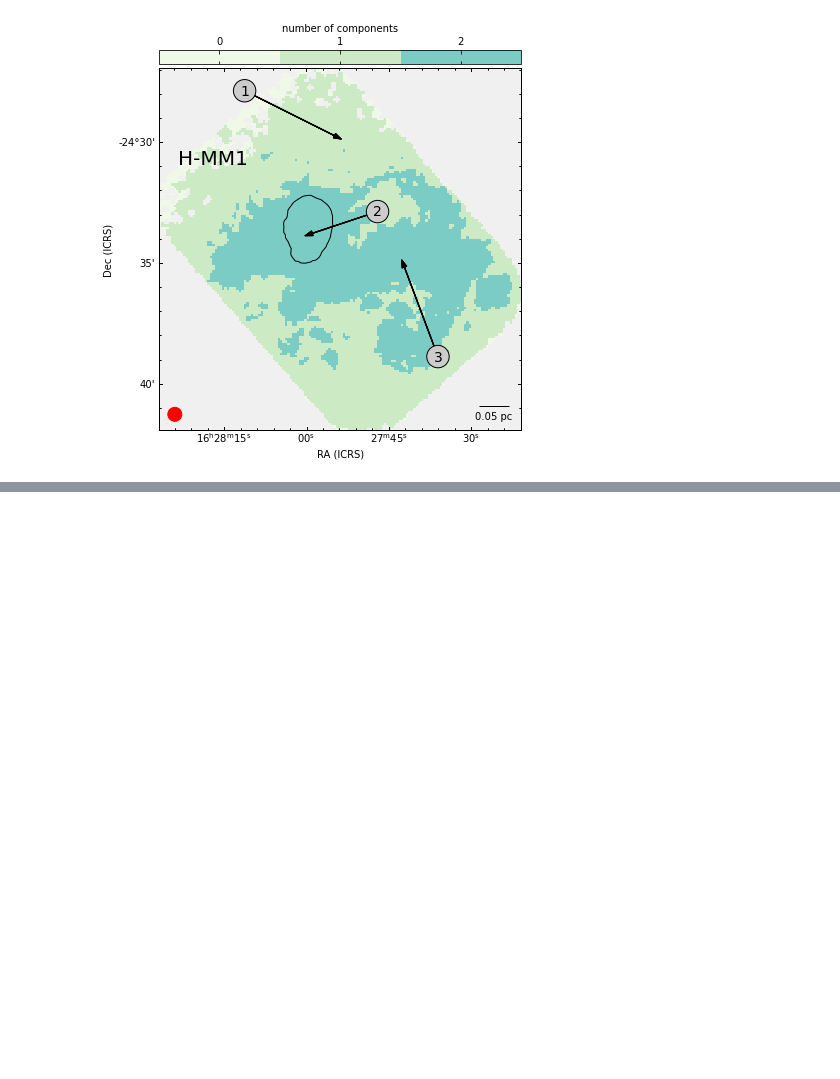
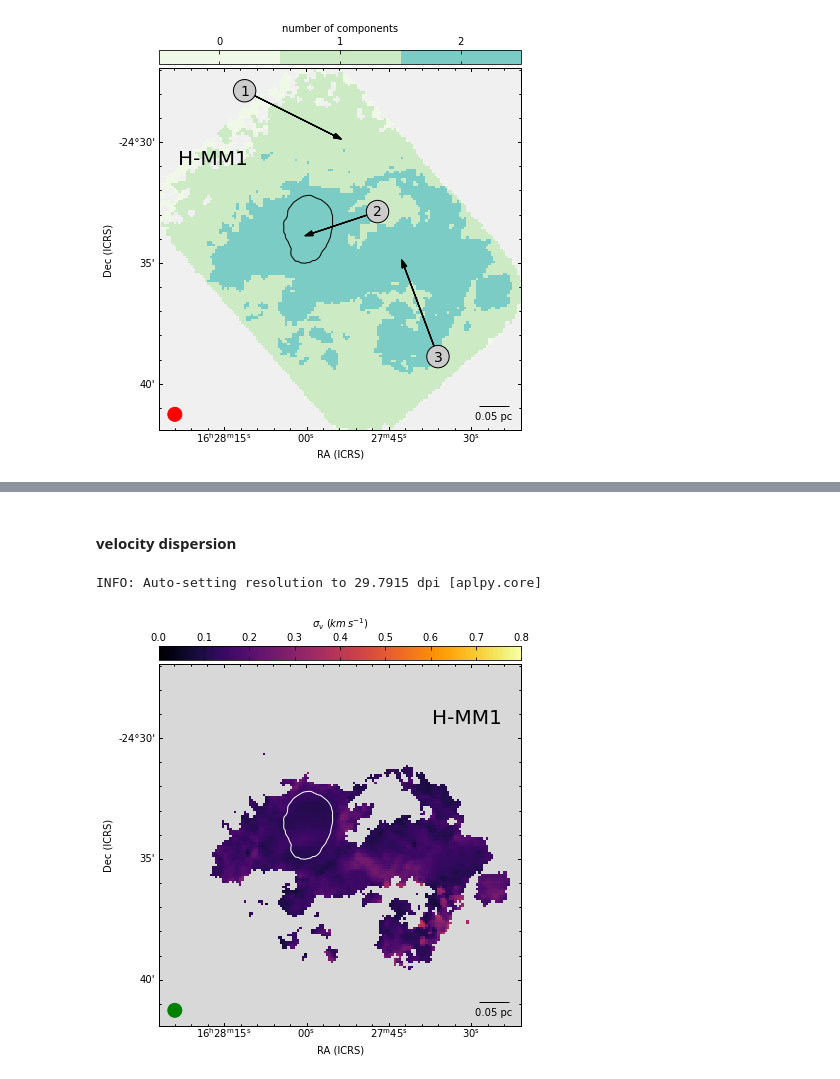
Before and after one commit to SpandanCh/H-MM1_extended_subsonic, a Jupyter notebook: make_figures.ipynb, the cells around one changed output, grey strips where cells are left out. Saved outputs shown, nothing was run; the diff lists cells and outputs as text; code cells hidden in the pictures; blank space fills up the shorter version.

```diff
--- a/make_figures.ipynb
+++ b/make_figures.ipynb
@@ -365,0 +442,24 @@ fig.savefig(figs_dir + 'npeaks_2cmp_repr_with_example_pix.pdf', dpi=100)
+# %% [markdown]
+#### velocity dispersion
+# %%
+fig = aplfig(fits.PrimaryHDU(data=sig_narrow_repr, header=hd_repr),figsize=(7,7))
+
+text_color='white'
+contour_color='k'
+
+cmap = plt.cm.get_cmap('inferno')
+cmap.set_bad('0.85')
+
+fig = setup_plot( fig, cmap=cmap, vmin=0, vmax=0.8, col_text = r'$\sigma_v\ (km\,s^{-1})$', beam_color='g', sclbr=0.05,
+                 x_txt=0.85, y_txt=0.85,lbl_text='H-MM1', label_col='k', lbl_size=20)
+
+fig.beam.set_corner('bottom left')
+
+fig.show_contour(para_map_dir + 'mach_number_1cmp_w_mask.fits', levels=[1], colors='w',linewidths=1)
+# fig.show_contour(para_map_dir + 'mach_number_nr_for_msk.fits', levels=[1], colors='k',linewidths=1,
+#                  linestyles='dashed')
+
+fig.savefig(figs_dir + 'sig_narrow_repr.pdf')
+# %% [output]
+INFO: Auto-setting resolution to 29.7915 dpi [aplpy.core]
+[figure, added]
```
Also changed, not shown: parts of 31 cells of this notebook, 16 other files.
